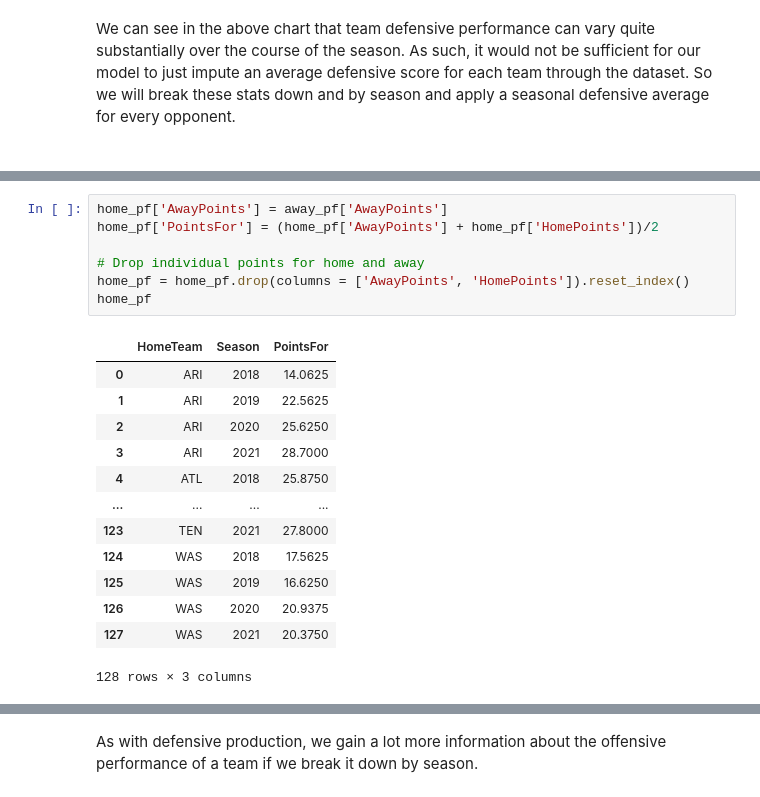
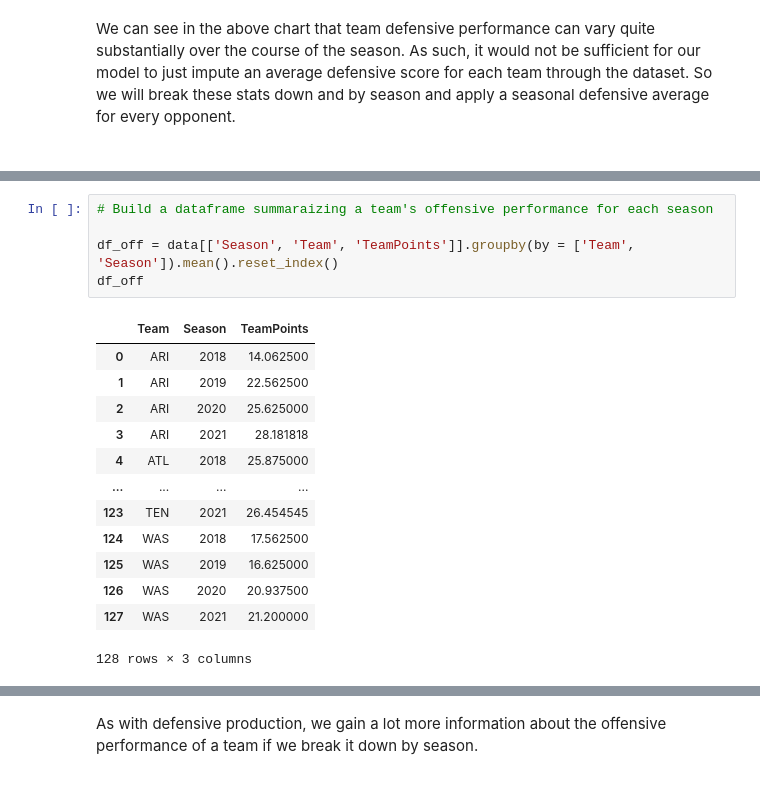
Before and after one commit to bernpb/Fantasy_Football_Prediction, a Jupyter notebook: Team_Performance_EDA.ipynb, the cells around one changed output, grey strips where cells are left out. Drawn from its saved outputs; the diff is of its cells as text.

```diff
--- a/Team_Performance_EDA.ipynb
+++ b/Team_Performance_EDA.ipynb
@@ -66,23 +58,21 @@ away_pf = data[['AwayTeam','Season','AwayPoints']].groupby(by = ['AwayTeam', 'Se
 # %%
-home_pf['AwayPoints'] = away_pf['AwayPoints']
-home_pf['PointsFor'] = (home_pf['AwayPoints'] + home_pf['HomePoints'])/2
+# Build a dataframe summaraizing a team's offensive performance for each season
 
-# Drop individual points for home and away
-home_pf = home_pf.drop(columns = ['AwayPoints', 'HomePoints']).reset_index()
-home_pf
+df_off = data[['Season', 'Team', 'TeamPoints']].groupby(by = ['Team', 'Season']).mean().reset_index()
+df_off
 # %% [output]
-|  | HomeTeam | Season | PointsFor |
-| 0 | ARI | 2018 | 14.0625 |
-| 1 | ARI | 2019 | 22.5625 |
-| 2 | ARI | 2020 | 25.6250 |
-| 3 | ARI | 2021 | 28.7000 |
-| 4 | ATL | 2018 | 25.8750 |
+|  | Team | Season | TeamPoints |
+| 0 | ARI | 2018 | 14.062500 |
+| 1 | ARI | 2019 | 22.562500 |
+| 2 | ARI | 2020 | 25.625000 |
+| 3 | ARI | 2021 | 28.181818 |
+| 4 | ATL | 2018 | 25.875000 |
 | ... | ... | ... | ... |
-| 123 | TEN | 2021 | 27.8000 |
-| 124 | WAS | 2018 | 17.5625 |
-| 125 | WAS | 2019 | 16.6250 |
-| 126 | WAS | 2020 | 20.9375 |
-| 127 | WAS | 2021 | 20.3750 |
+| 123 | TEN | 2021 | 26.454545 |
+| 124 | WAS | 2018 | 17.562500 |
+| 125 | WAS | 2019 | 16.625000 |
+| 126 | WAS | 2020 | 20.937500 |
+| 127 | WAS | 2021 | 21.200000 |
 128 rows × 3 columns
 # %%
 plt.figure(figsize = (40, 10))
```
Also changed, not shown: parts of 11 cells of this notebook, 9 other files.
